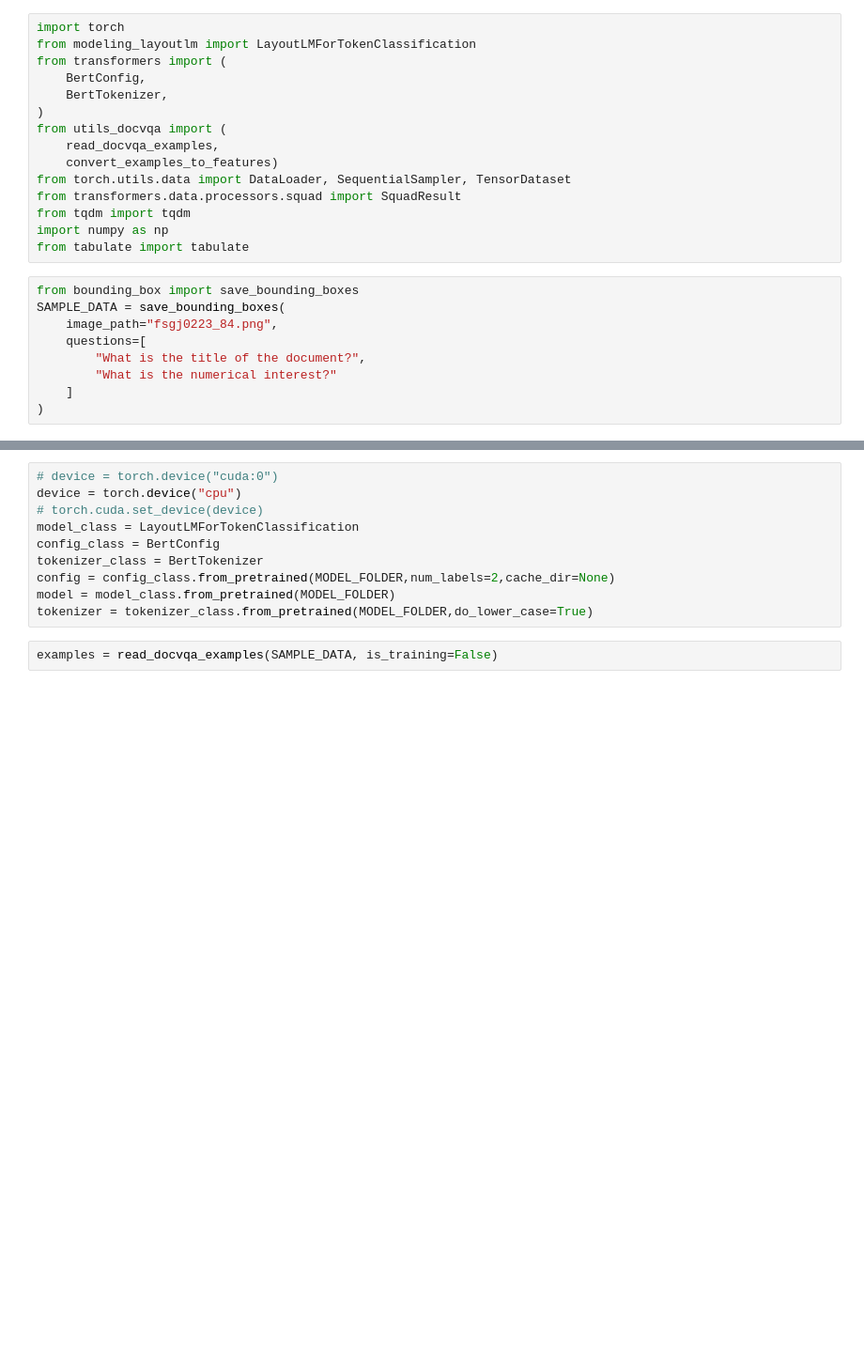
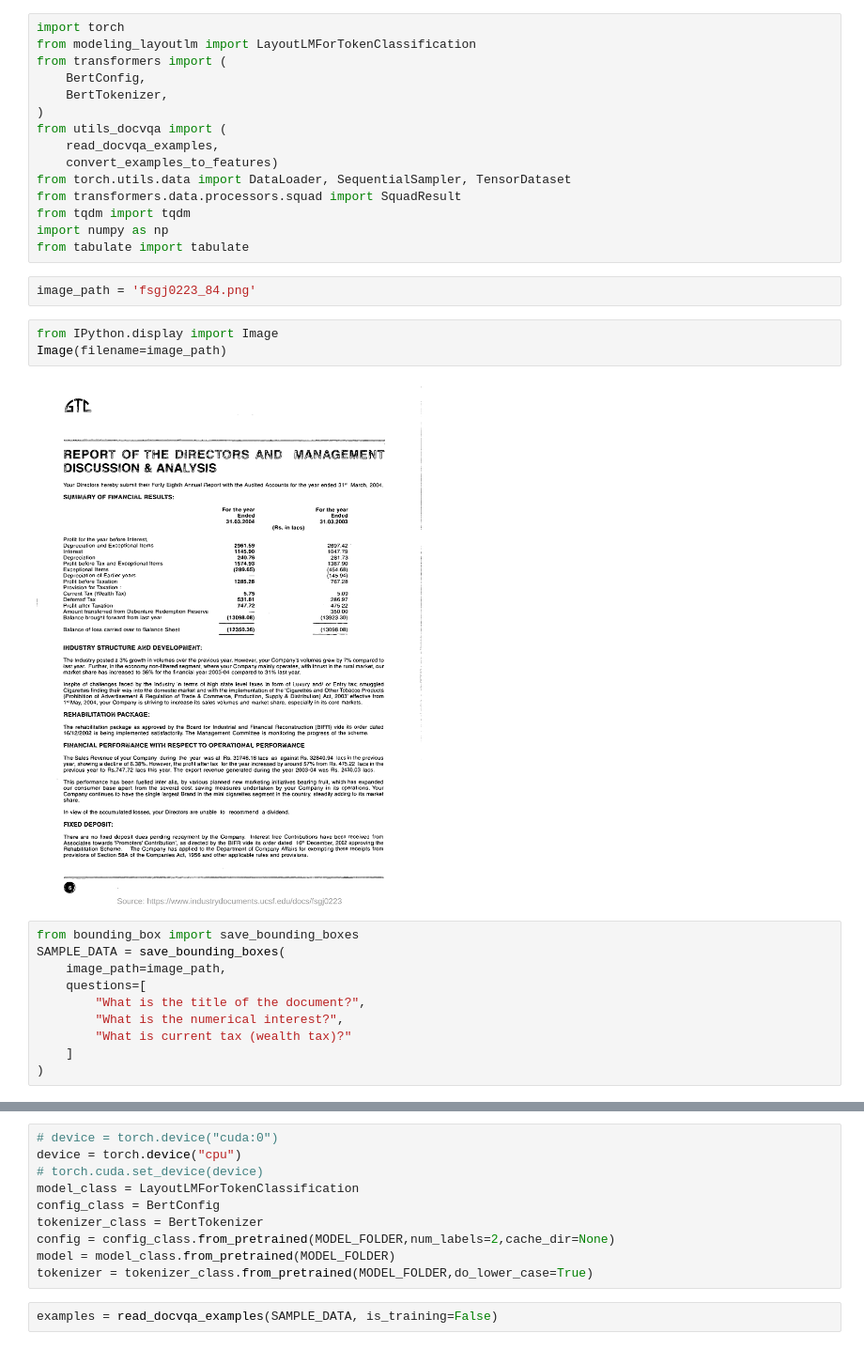
Before and after one commit to jaimin001/question-answering-document-images, a Jupyter notebook: demo.ipynb, the cells around one changed output, grey strips where cells are left out. Shown at 94% size. Drawn from its saved outputs; the diff is of its cells as text; blank space fills up the shorter version.

```diff
--- a/demo.ipynb
+++ b/demo.ipynb
@@ -13,13 +13,21 @@ from transformers.data.processors.squad import SquadResult
 from tqdm import tqdm
 import numpy as np
 from tabulate import tabulate
+# %%
+image_path = 'fsgj0223_84.png'
+# %%
+from IPython.display import Image
+Image(filename=image_path)
+# %% [output]
+[figure, added]
 # %%
 from bounding_box import save_bounding_boxes
 SAMPLE_DATA = save_bounding_boxes(
-    image_path="fsgj0223_84.png",
+    image_path=image_path,
     questions=[
         "What is the title of the document?",
-        "What is the numerical interest?"
+        "What is the numerical interest?",
+        "What is current tax (wealth tax)?"
     ]
 )
 # %%
```
Also changed, not shown: parts of 3 cells of this notebook.
